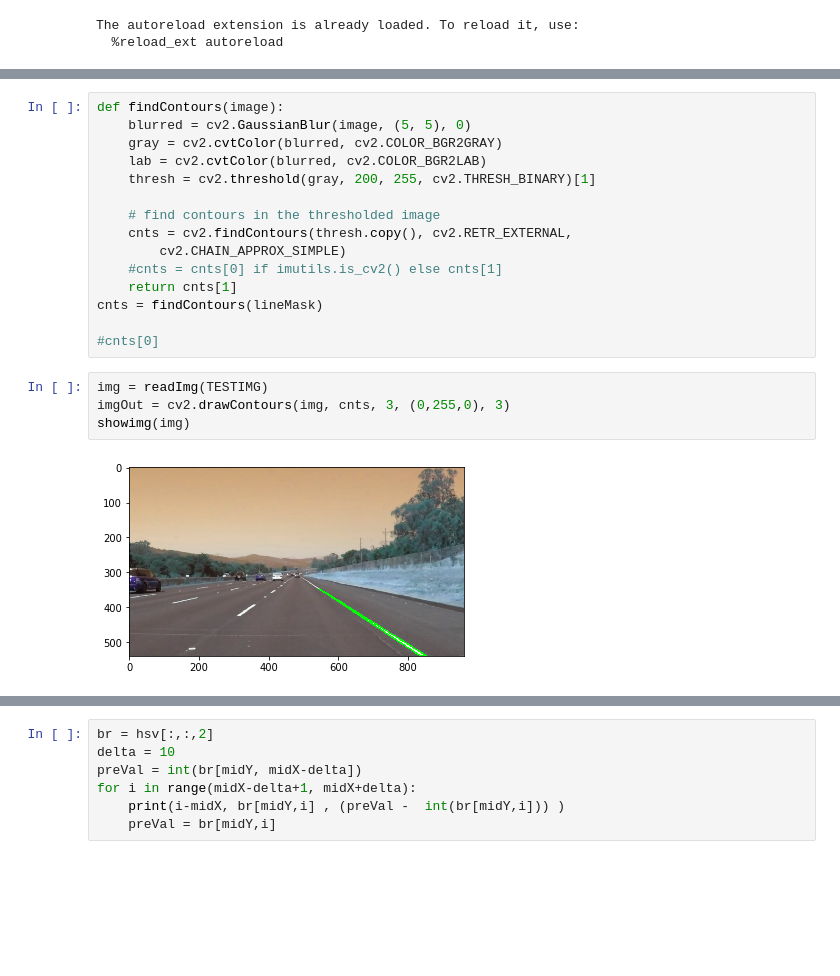
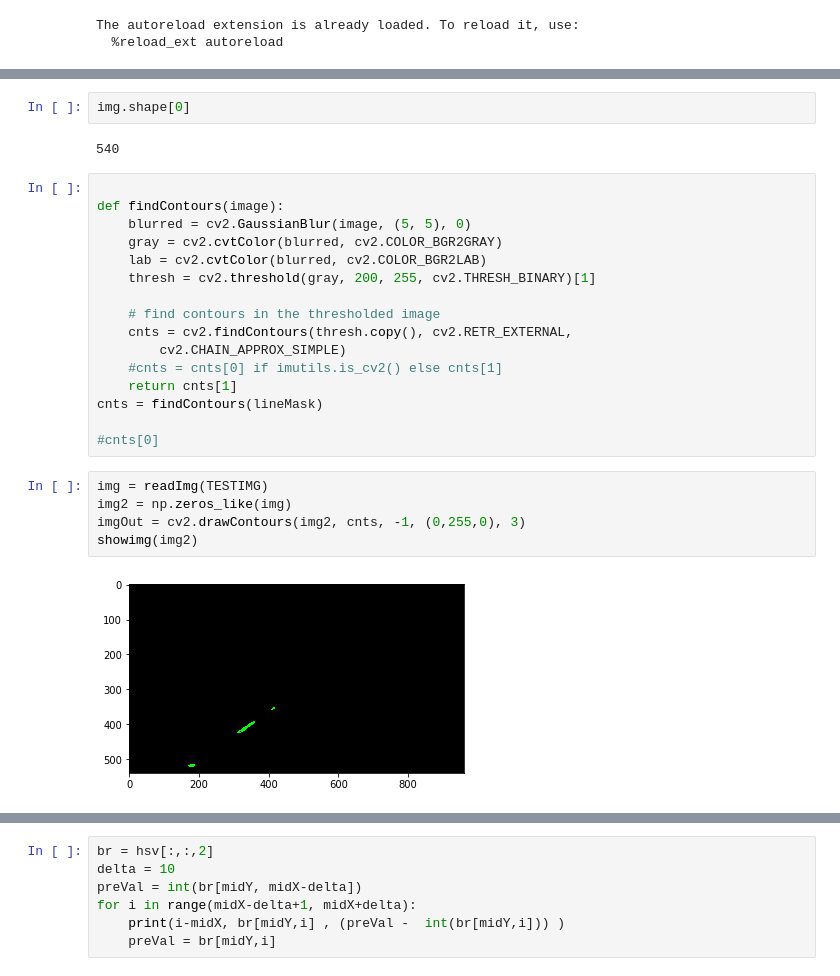
Before and after one commit to rohanraja/carLaneDetector_P1, a Jupyter notebook: DetectLanesCodeTester.ipynb, the cells around one changed output, grey strips where cells are left out. Cells and saved outputs as stored; diff of their text form; blank space fills up the shorter version.

```diff
--- a/DetectLanesCodeTester.ipynb
+++ b/DetectLanesCodeTester.ipynb
@@ -114,4 +314,9 @@ showimg(outImg)
+# %%
+img.shape[0]
+# %% [output]
+540
 # %%
+
 def findContours(image):
     blurred = cv2.GaussianBlur(image, (5, 5), 0)
     gray = cv2.cvtColor(blurred, cv2.COLOR_BGR2GRAY)
@@ -128,7 +333,8 @@ cnts = findContours(lineMask)
 #cnts[0]
 # %%
 img = readImg(TESTIMG)
-imgOut = cv2.drawContours(img, cnts, 3, (0,255,0), 3)
-showimg(img)
+img2 = np.zeros_like(img)
+imgOut = cv2.drawContours(img2, cnts, -1, (0,255,0), 3)
+showimg(img2)
 # %% [output]
-[figure, old version]
+[figure, new version]
```
Also changed, not shown: parts of 14 cells of this notebook, 7 other files.
